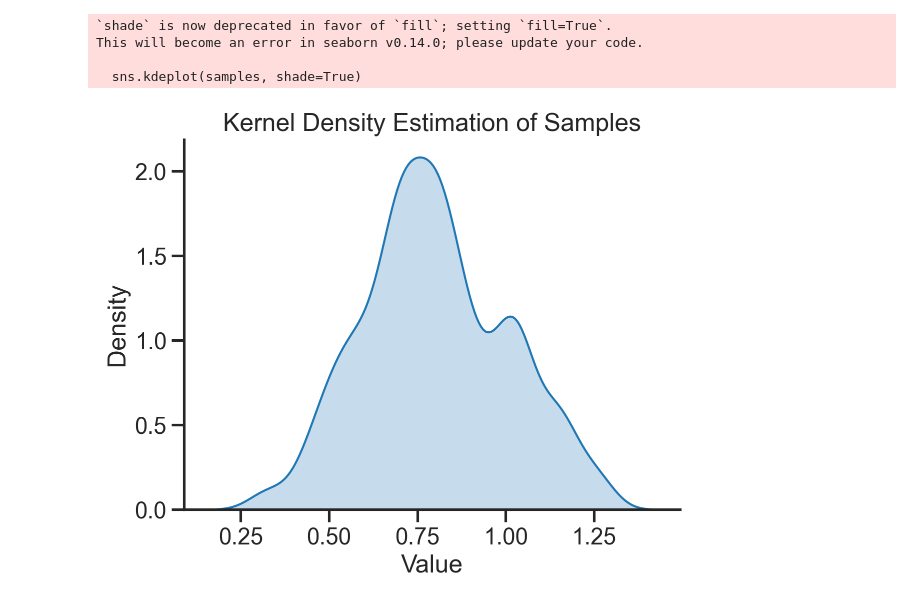
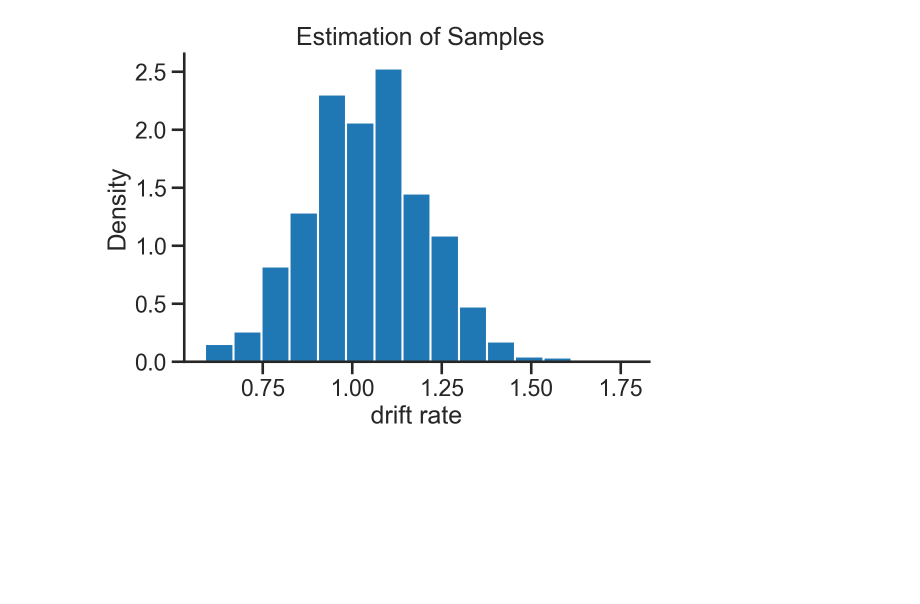
Before and after one commit to yuyangao/MCMC-RL, a Jupyter notebook: tt.ipynb, the cells around one changed output. Saved outputs shown, nothing was run; the diff lists cells and outputs as text; code cells hidden in the pictures; blank space fills up the shorter version.

```diff
--- a/tt.ipynb
+++ b/tt.ipynb
@@ -10,7 +10,7 @@ driftRate = k * coh # drift rate
 sigma = 1
 deltaT = 0.1
 ndt = 0.1
-a = 0.5
+a = 0.55
 
 nTrial = 3000
 RT = np.zeros(nTrial)
@@ -68,7 +68,7 @@ viz.get_style()
 # %%
 
 # load  data
-data = np.loadtxt('test.txt')
+data = np.loadtxt('test2.txt')
 nTrial = data.shape[0] # how many trials
 eps = np.finfo(float).eps
 # %%
@@ -88,11 +88,8 @@ def loglikeli(k, data):
     pp_valid = 0.99*pp+eps  # Set a small positive threshold for invalid probabilities
     return np.log(pp_valid).sum() # take log, sum，add negative
 # %%
-import numpy as np
-from scipy.stats import norm, uniform
-
 #proposal dist 为gamma分布.使得drift coefficient始终大于零
-def metropolis_hastings(data, y_k, n_sample=1000, n_burnin=150, random_seed=4):
+def metropolis_hastings(data, y_k, n_sample=3000, n_burnin=1000, random_seed=1234):
     np.random.seed(random_seed)
     samples = []
     init_k = y_k  # 初始化你要估计的参数
@@ -122,21 +119,14 @@ y_k = 0.1
 # 调用 Metropolis-Hastings 算法
 samples = metropolis_hastings(data, y_k)
 # %%
-import seaborn as sns
 import matplotlib.pyplot as plt
 
-# 生成抽样结果
-samples = metropolis_hastings(data, y_k)
-
-# 绘制核密度估计图
-sns.kdeplot(samples, shade=True)
-plt.xlabel('Value')
+plt.figure(figsize = (6,4))
+plt.hist(samples, bins=15, density=True, label='samples')
+plt.xlabel('drift rate')
 plt.ylabel('Density')
-plt.title('Kernel Density Estimation of Samples')
+plt.title(' Estimation of Samples')
+plt.savefig('MH.png')
 plt.show()
 # %% [output]
-`shade` is now deprecated in favor of `fill`; setting `fill=True`.
-This will become an error in seaborn v0.14.0; please update your code.
-
-  sns.kdeplot(samples, shade=True)
-[figure, old version]
+[figure, new version]
```
Also changed, not shown: 2 other files.
